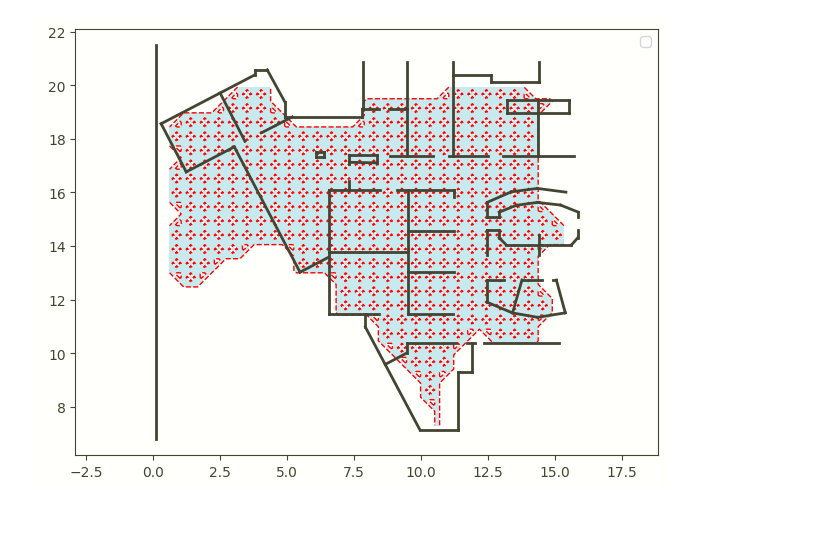
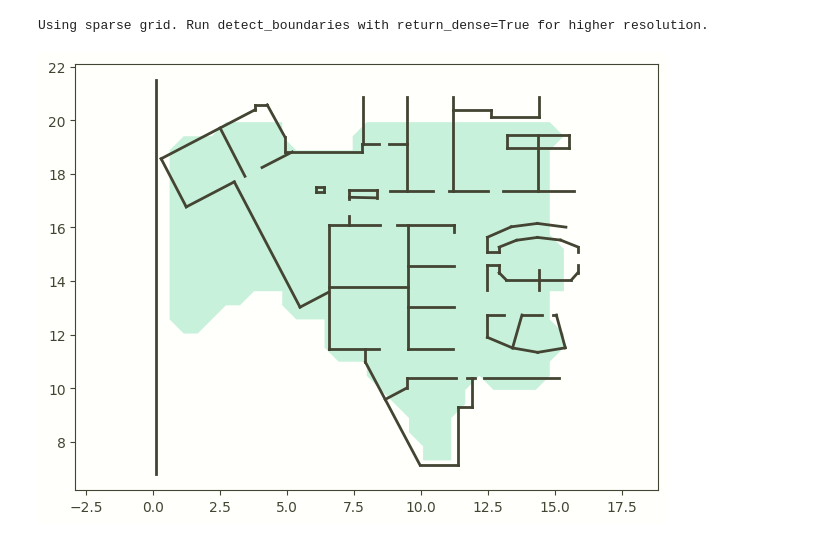
Before and after one commit to leaguilar/pysovist, a Jupyter notebook: example.ipynb, the cells around one changed output. Saved outputs shown, nothing was run; the diff lists cells and outputs as text; code cells hidden in the pictures.

```diff
--- a/example.ipynb
+++ b/example.ipynb
@@ -16,9 +16,10 @@ vis_2d.import_pdf('../lines_hospital.pdf',page=1,pagewidth=20,curve_step=0.2,cro
 # %%
 import matplotlib.pyplot as plt
 
 #grid, valid = identify_noninf(vis_2d['plan'],res=0.5)
 #vis_2d.view_plan(dark=False)
 vis_2d.detect_boundaries(return_dense=False)
-vis_2d.view_areas()
+vis_2d.view_areas(dark=False)
 # %% [output]
+Using sparse grid. Run detect_boundaries with return_dense=True for higher resolution.
-[figure, old version]
+[figure, new version]
```
Also changed, not shown: parts of 1 cell of this notebook, 6 other files.
